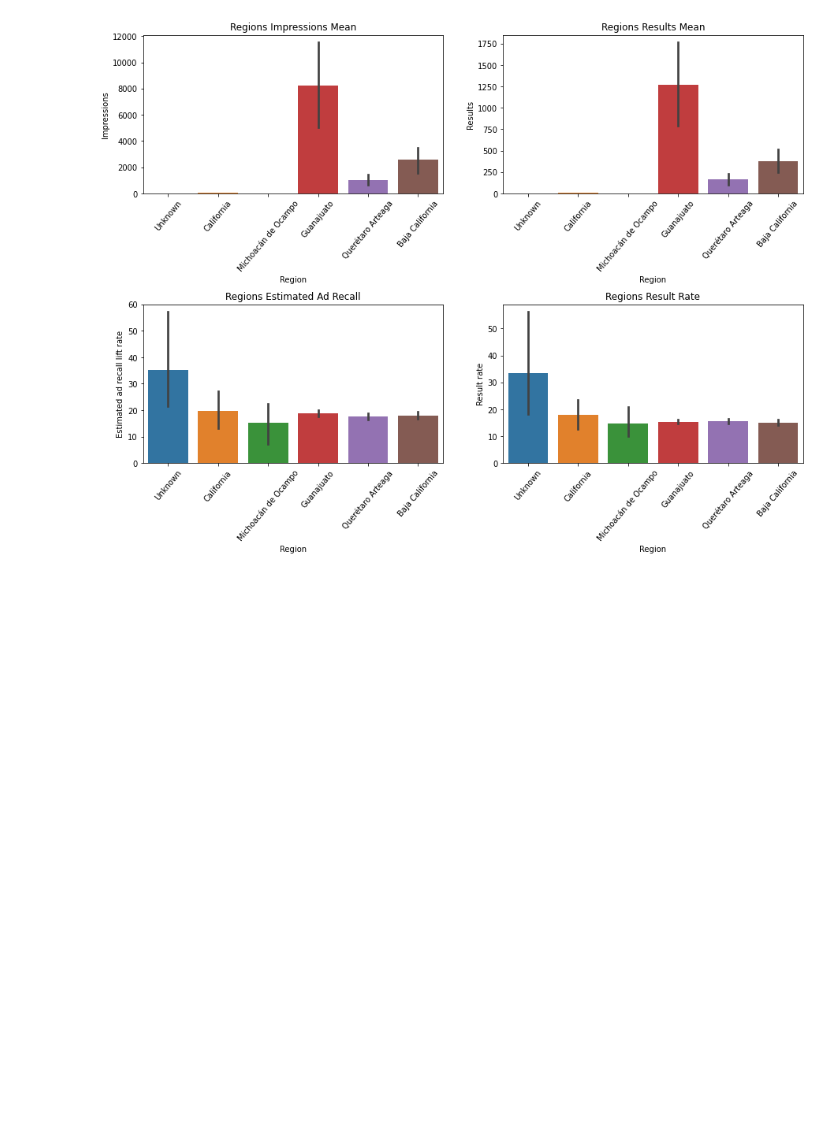
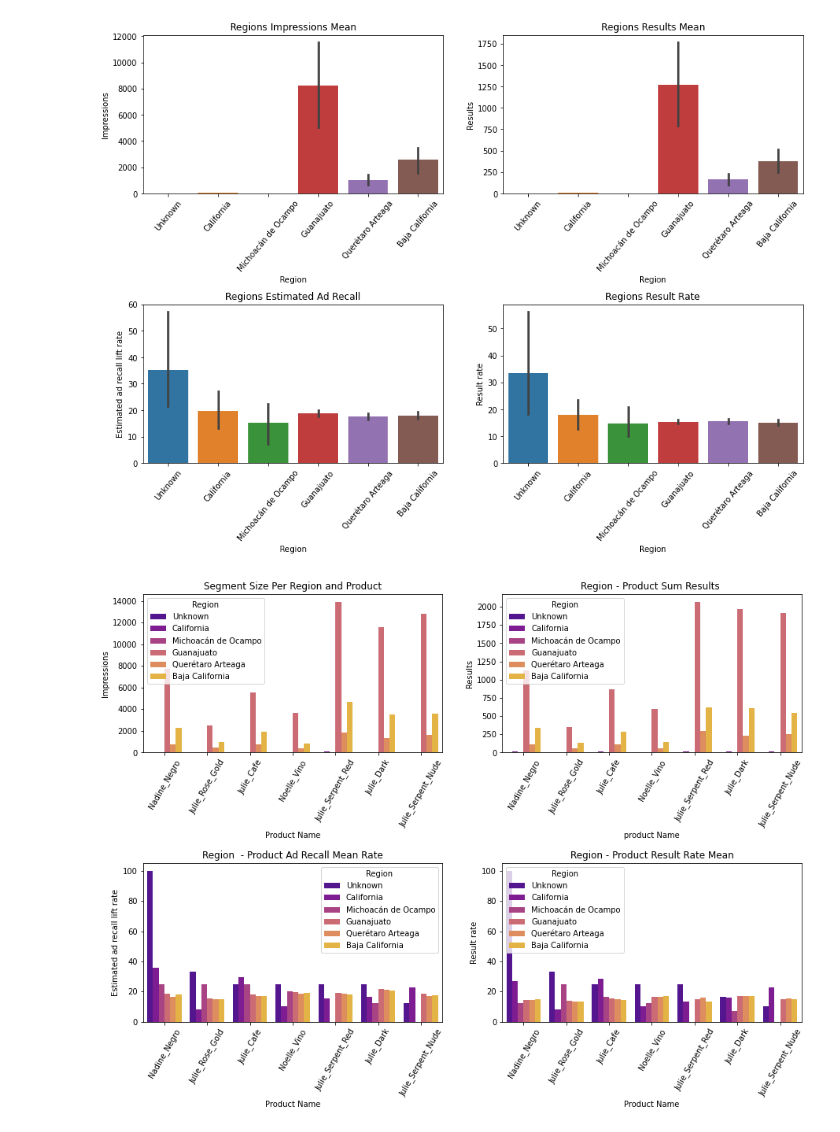
Before and after one commit to juanm05/Abril_Facebook, a Jupyter notebook: main.ipynb, the cells around one changed output. Drawn from its saved outputs; the diff is of its cells as text; code cells hidden in the pictures; blank space fills up the shorter version.

```diff
--- a/main.ipynb
+++ b/main.ipynb
@@ -476,3 +476,31 @@ plt.subplots_adjust(hspace=0.7)
 plt.show()
 # %% [output]
 [figure]
+# %%
+# Ubicar regiones y sus bolsos favoritos
+fig, axes = plt.subplots(2, 2, figsize = (15, 10))
+
+ax1 = sns.barplot(data = df_region, x = "Ad name", y = "Impressions", hue = "Region", ax = axes[0][0], palette = "plasma", estimator = np.mean)
+ax1.set_xticklabels(labels = df_region["Ad name"].unique(), rotation = 60)
+ax1.set_title("Segment Size Per Region and Product")
+ax1.set_xlabel("Product Name")
+
+ax2 = sns.barplot(data = df_region, x = "Ad name", y = "Results", hue = "Region", ax = axes[0][1], palette = "plasma")
+ax2.set_xticklabels(labels = df_region["Ad name"].unique(), rotation = 60)
+ax2.set_title("Region - Product Sum Results ")
+ax2.set_xlabel("product Name")
+
+ax3 = sns.barplot(data = df_region, x = "Ad name", y = "Estimated ad recall lift rate", hue = "Region", ax = axes[1][0], palette = "plasma")
+ax3.set_xticklabels(labels = df_region["Ad name"].unique(), rotation = 60)
+ax3.set_xlabel("Product Name")
+ax3.set_title("Region  - Product Ad Recall Mean Rate")
+
+ax4 = sns.barplot(data = df_region, x = "Ad name", y = "Result rate", hue = "Region", ax = axes[1][1], palette = "plasma")
+ax4.set_xticklabels(labels = df_region["Ad name"].unique(), rotation = 60)
+ax4.set_xlabel("Product Name")
+ax4.set_title("Region - Product Result Rate Mean")
+
+plt.subplots_adjust(hspace=0.7)
+plt.show()
+# %% [output]
+[figure, added]
```
